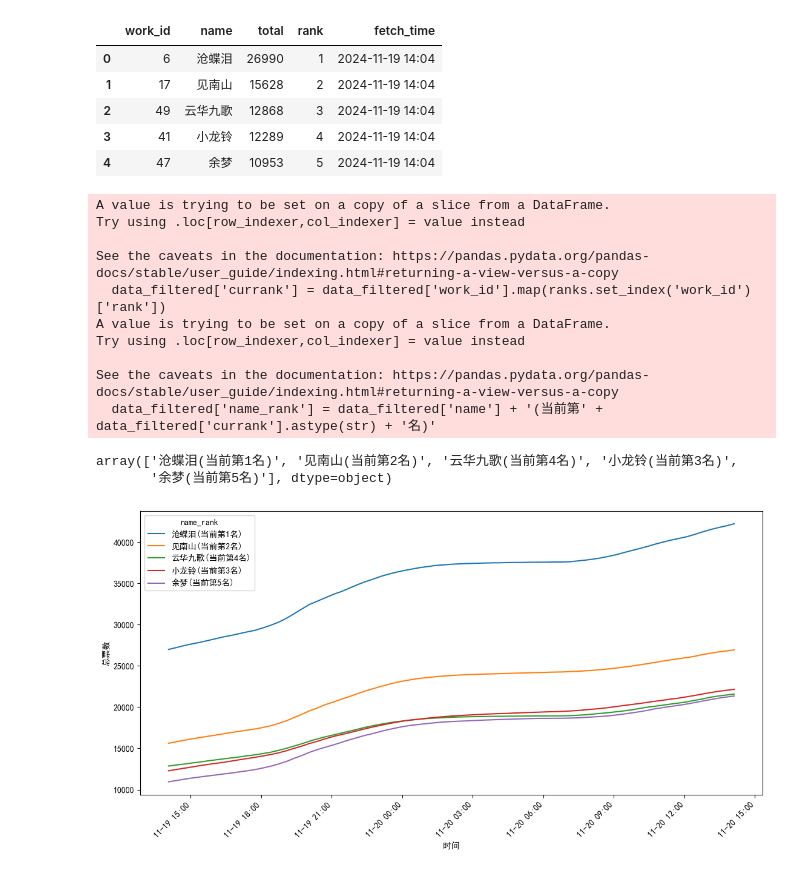
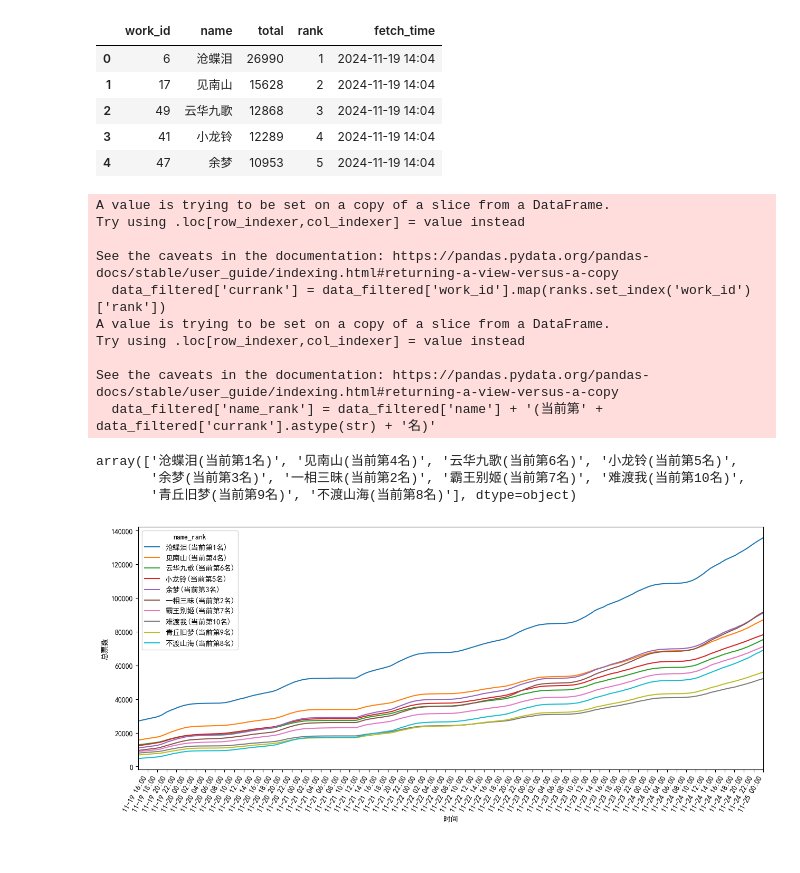
Before and after one commit to 610yilingliu/jx3_2024_vote, a Jupyter notebook: visualize.ipynb, the cells around one changed output. Drawn from its saved outputs; the diff is of its cells as text; code cells hidden in the pictures.

```diff
--- a/visualize.ipynb
+++ b/visualize.ipynb
@@ -21,8 +22,10 @@ data.head()
 data['fetch_time'] = pd.to_datetime(data['fetch_time'])
 latest_time = data['fetch_time'].max()
 latest = data[data['fetch_time'] == latest_time]
-ranks = latest[latest['rank'] <= 5]
+ranks = latest[latest['rank'] <= 10]
 ids = ranks['work_id'].tolist()
+data['absolute_diff'] = data.groupby('work_id')['total'].diff().fillna(0)
+data['dydx'] = data['absolute_diff'] / data.groupby('work_id')['total'].shift(1).fillna(1)
 # %%
 data_filtered = data[data['work_id'].isin(ids)]
 data_filtered['currank'] = data_filtered['work_id'].map(ranks.set_index('work_id')['rank'])
@@ -39,5 +42,6 @@ Try using .loc[row_indexer,col_indexer] = value instead
 
 See the caveats in the documentation: https://pandas.pydata.org/pandas-docs/stable/user_guide/indexing.html#returning-a-view-versus-a-copy
   data_filtered['name_rank'] = data_filtered['name'] + '(当前第' + data_filtered['currank'].astype(str) + '名)'
-array(['沧蝶泪(当前第1名)', '见南山(当前第2名)', '云华九歌(当前第4名)', '小龙铃(当前第3名)',
-       '余梦(当前第5名)'], dtype=object)
+array(['沧蝶泪(当前第1名)', '见南山(当前第4名)', '云华九歌(当前第6名)', '小龙铃(当前第5名)',
+       '余梦(当前第3名)', '一相三昧(当前第2名)', '霸王别姬(当前第7名)', '难渡我(当前第10名)',
+       '青丘旧梦(当前第9名)', '不渡山海(当前第8名)'], dtype=object)
@@ -44,12 +60,31 @@ array(['沧蝶泪(当前第1名)', '见南山(当前第2名)', '云华九歌(当
 # %%
-sns.lineplot(data=data_filtered, x='fetch_time', y='total', hue='name_rank')
+# sns.lineplot(data=work_4, x='fetch_time', y='rank', hue='name')
 
-plt.xticks(rotation=45, ha='right')
-plt.tight_layout()
-plt.ylabel('总票数')
-plt.xlabel('时间')
-plt.gca().xaxis.set_major_formatter(plt.matplotlib.dates.DateFormatter('%m-%d %H:%M'))
-plt.gcf().set_size_inches(12, 6)
-plt.show()
+# plt.xticks(rotation=45, ha='right')
+# plt.tight_layout()
+# plt.ylabel('名次')
+# plt.xlabel('时间')
+# plt.gca().xaxis.set_major_formatter(plt.matplotlib.dates.DateFormatter('%m-%d %H:%M'))
+# plt.gcf().set_size_inches(12, 6)
+# plt.show()
-# %% [output]
-[figure, removed]
+# %%
+sns.lineplot(data=data_filtered, x='fetch_time', y='total', hue='name_rank')
+
+locator = mdates.HourLocator(interval=2)
+plt.gca().xaxis.set_major_locator(locator)
+
+# 设置 x 轴的时间范围
+start_time = data_filtered['fetch_time'].min()
+end_time = pd.to_datetime('2024-11-25 00:00:00')
+plt.xlim(start_time, end_time)
+
+plt.xticks(rotation=60, ha='right')
+plt.tight_layout()
+plt.ylabel('总票数')
+plt.xlabel('时间')
+plt.gca().xaxis.set_major_formatter(plt.matplotlib.dates.DateFormatter('%m-%d %H:%M'))
+plt.gcf().set_size_inches(14, 6)
+
+plt.show()
+# %% [output]
+[figure, added]
```
Also changed, not shown: parts of 3 cells of this notebook, 1 other file.
